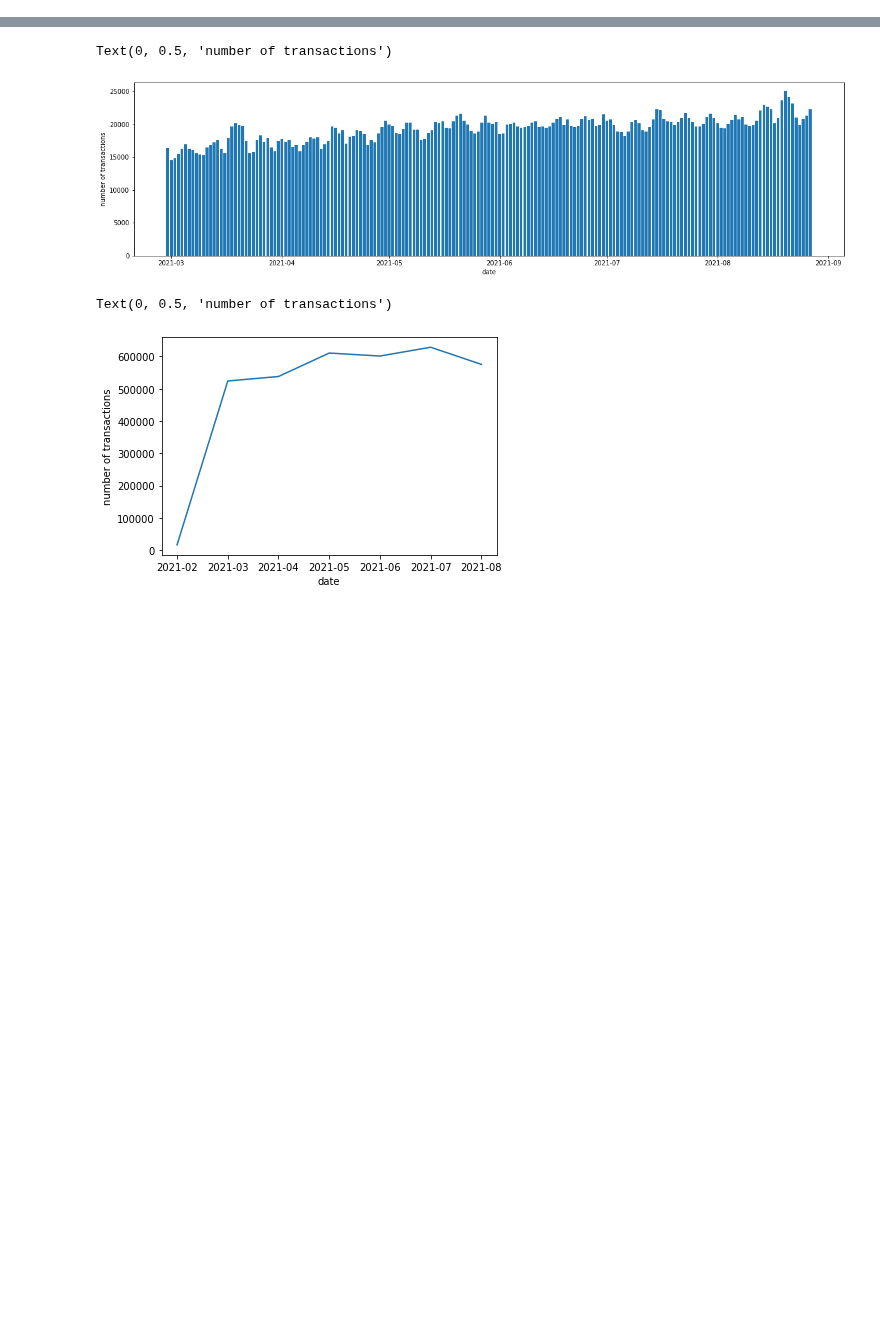
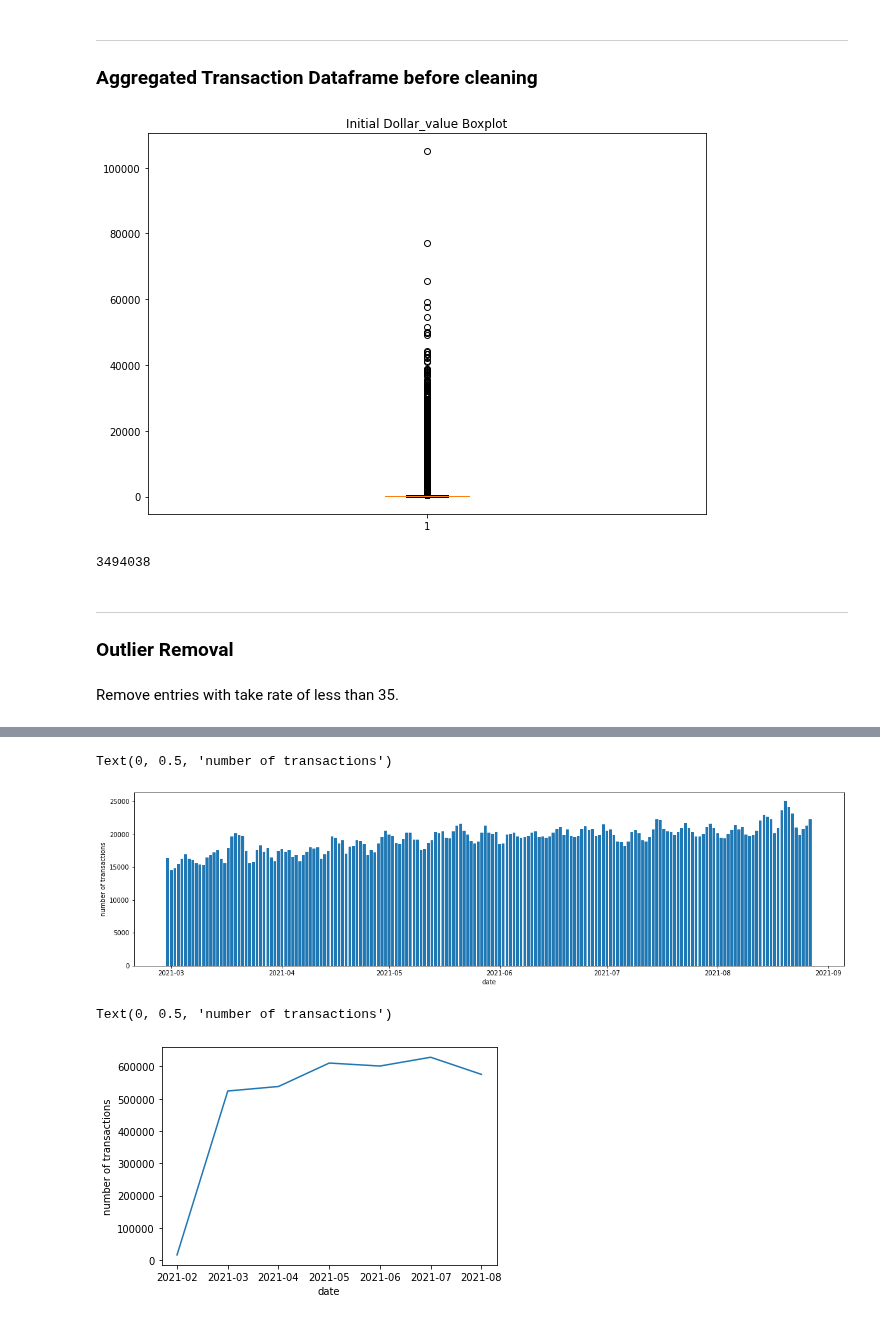
Before and after one commit to MAST30034-Applied-Data-Science/generic-buy-now-pay-later-project-group-11, a Jupyter notebook: notebooks/outlier_detection_removal.ipynb, the cells around one changed output, grey strips where cells are left out. Drawn from its saved outputs; the diff is of its cells as text; code cells hidden in the pictures; blank space fills up the shorter version.

Commit message:
Remove outliers from aggregated df and export to parquet file

```diff
--- a/notebooks/outlier_detection.ipynb
+++ b/notebooks/outlier_detection_removal.ipynb
@@ -72,0 +36,9 @@ consumer_merchants.filter(F.col('merchant_abn') == 0)
+# %%
+# Join consumers with their respective details
+consumer_detail = consumer.join(details, on="consumer_id")
+
+# Join consumers with their respective transactions
+consumer_trx = consumer_detail.join(transactions, on="user_id")
+
+# Join transactions with the respective merchants
+df_trx = consumer_trx.join(merchants, on="merchant_abn")
@@ -72,0 +62,17 @@ consumer_merchants.filter(F.col('merchant_abn') == 0)
+# %% [markdown]
+---
+### Aggregated Transaction Dataframe before cleaning
+# %%
+fig = plt.figure(figsize =(10, 7))
+plt.boxplot((df_trx.toPandas())['dollar_value'])
+plt.title("Initial Dollar_value Boxplot")
+plt.show()
+# %% [output]
+[figure, added]
+# %%
+df_trx.count()
+# %% [output]
+3494038
+# %% [markdown]
+---
+### Outlier Removal
@@ -72,0 +89,2 @@ consumer_merchants.filter(F.col('merchant_abn') == 0)
+# %% [markdown]
+Remove entries with take rate of less than 35.
```
Also changed, not shown: parts of 23 cells of this notebook.
